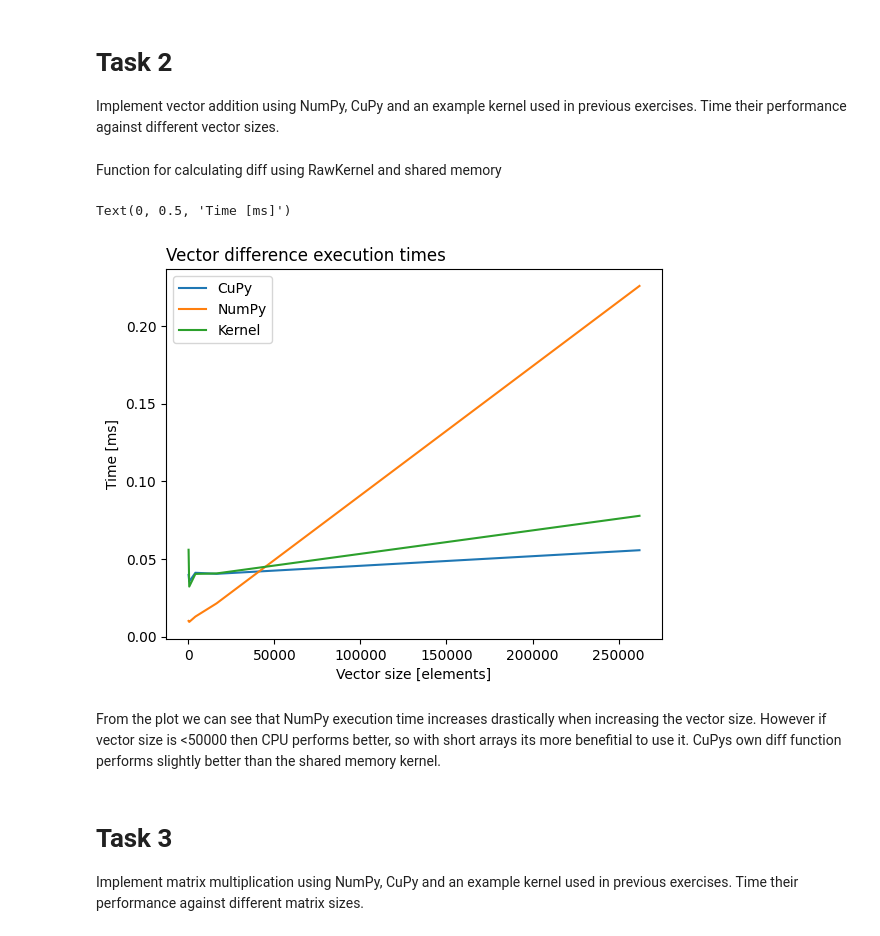
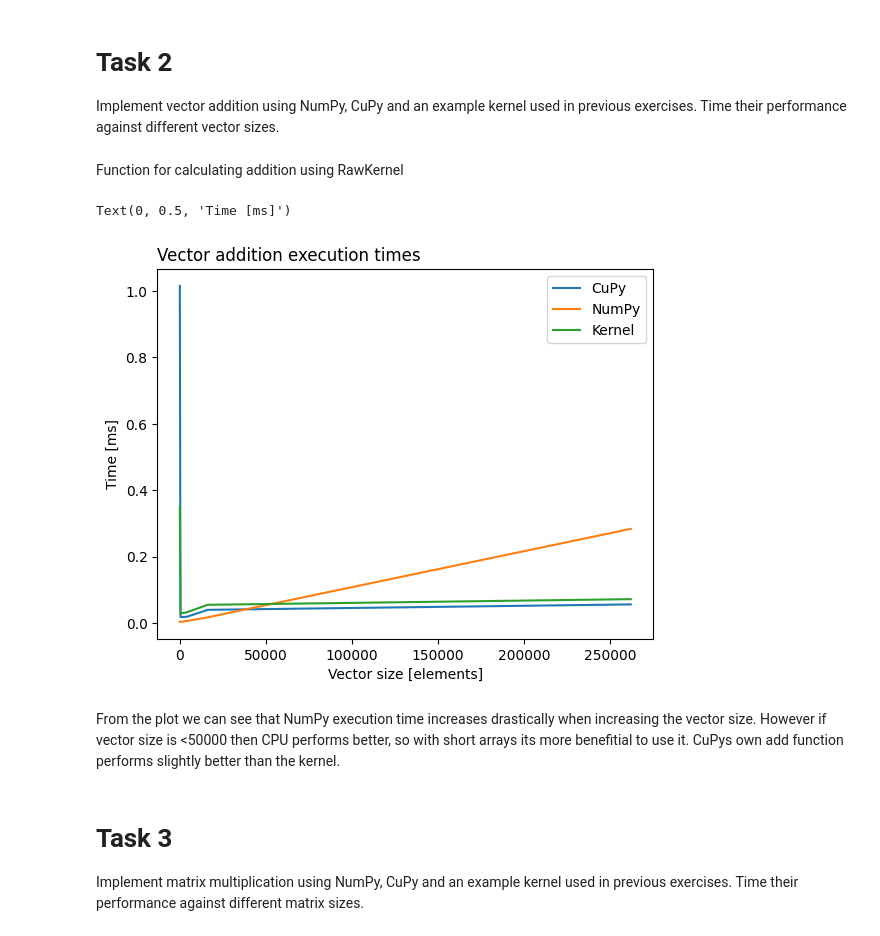
Before and after one commit to knuutti/gpu-computing, a Jupyter notebook: 04_performance_testing.ipynb, the cells around one changed output. Drawn from its saved outputs; the diff is of its cells as text; code cells hidden in the pictures.

```diff
--- a/04_performance_testing.ipynb
+++ b/04_performance_testing.ipynb
@@ -112,6 +112,6 @@ import time
 from matplotlib import pyplot as plt
 %matplotlib inline
 # %% [markdown]
-Function for calculating diff using RawKernel and shared memory
+Function for calculating addition using RawKernel
 # %%
 
@@ -171,45 +152,47 @@ for vector_size in vector_sizes:
   numpy_times = []
   cupy_times = []
   kernel_times = []
 
   for _ in range(number_tests):
 
     # Create random vectors in CPU and GPU
-    x_gpu = cp.random.rand(vector_size)
-    x_cpu = np.random.rand(vector_size)
+    x1_gpu = cp.random.rand(vector_size)
+    x2_gpu = cp.random.rand(vector_size)
+    x1_cpu = np.random.rand(vector_size)
+    x2_cpu = np.random.rand(vector_size)
 
-    # Do the diff in CuPy
+    # Do the addition in CuPy
     start = time.time()
-    cp.diff(x_gpu)
+    cp.add(x1_gpu, x2_gpu)
     cupy_times.append(time.time() - start)
 
-    # Do the diff in NumPy
+    # Do the addition in NumPy
     start = time.time()
-    np.diff(x_cpu)
+    np.add(x1_cpu, x2_cpu)
     numpy_times.append(time.time() - start)
 
-    # Do the diff in kernel
+    # Do the addition in kernel
     start = time.time()
-    diff_kernel(x_gpu)
+    addition_kernel(x1_gpu, x2_gpu)
     kernel_times.append(time.time() - start)
 
   f_cupy_times.append(1000*np.mean(cupy_times))
   f_numpy_times.append(1000*np.mean(numpy_times))
   f_kernel_times.append(1000*np.mean(kernel_times))
 
 # Visualization
 plt.plot(vector_sizes, f_cupy_times, label="CuPy")
 plt.plot(vector_sizes, f_numpy_times, label="NumPy")
 plt.plot(vector_sizes, f_kernel_times, label="Kernel")
 plt.legend()
-plt.title("Vector difference execution times", loc="left")
+plt.title("Vector addition execution times", loc="left")
 plt.xlabel("Vector size [elements]")
 plt.ylabel("Time [ms]")
 # %% [output]
 Text(0, 0.5, 'Time [ms]')
-[figure, old version]
+[figure, new version]
 # %% [markdown]
-From the plot we can see that NumPy execution time increases drastically when increasing the vector size. However if vector size is <50000 then CPU performs better, so with short arrays its more benefitial to use it. CuPys own diff function performs slightly better than the shared memory kernel.
+From the plot we can see that NumPy execution time increases drastically when increasing the vector size. However if vector size is <50000 then CPU performs better, so with short arrays its more benefitial to use it. CuPys own add function performs slightly better than the kernel.
 # %% [markdown]
 # Task 3
 Implement matrix multiplication using NumPy, CuPy and an example kernel used in previous exercises. Time their performance against different matrix sizes.
```
Also changed, not shown: parts of 1 cell of this notebook.
